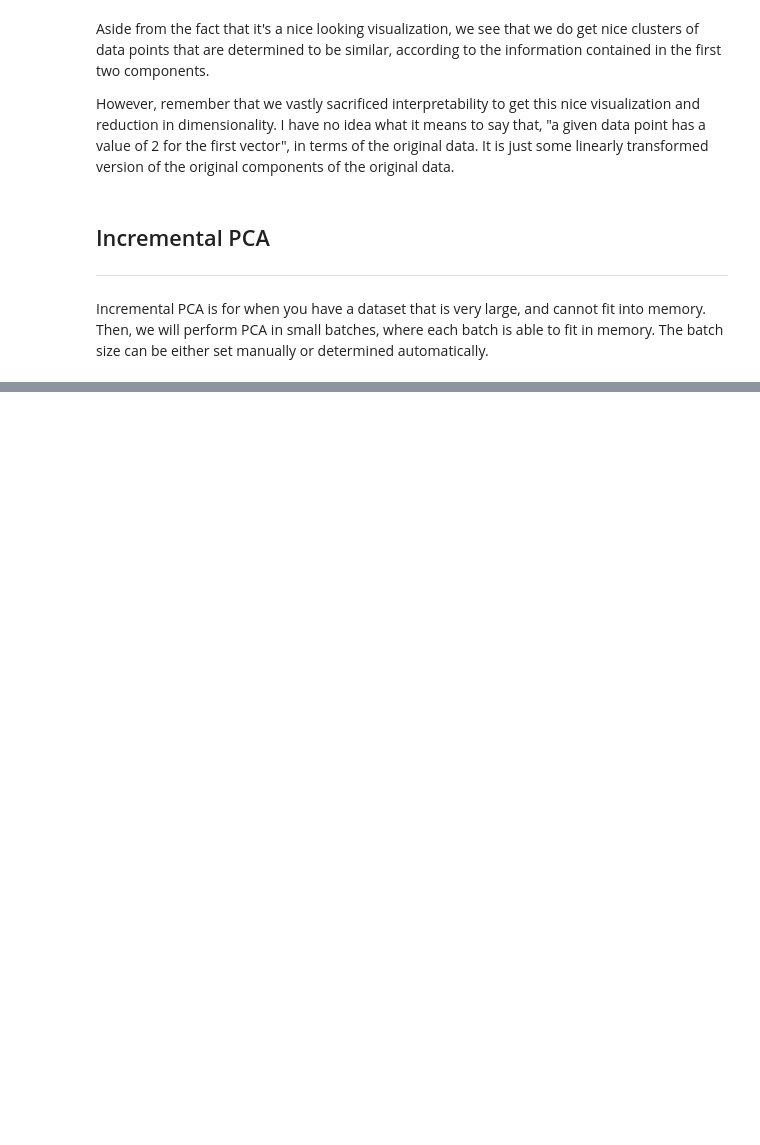
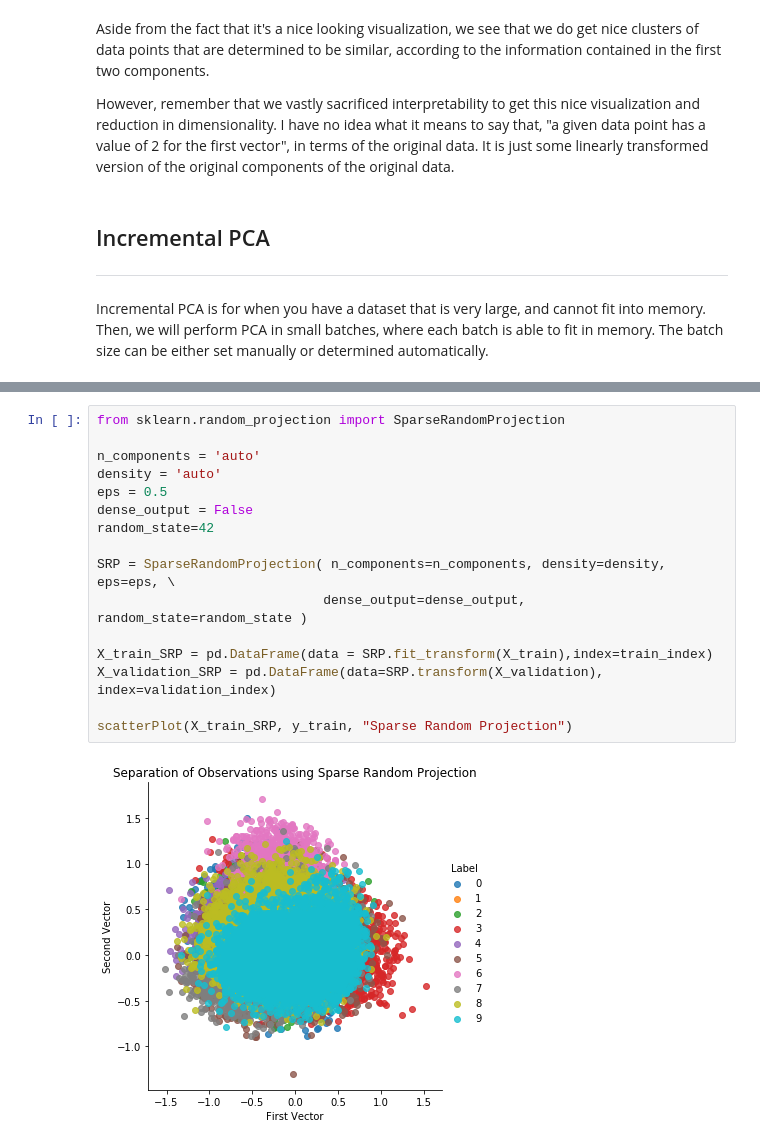
Before and after one commit to andrewhong5297/Unsupervised_Learning, a Jupyter notebook: A Tour of Dimensionality Reduction in Scikit-Learn.ipynb, the cells around one changed output, grey strips where cells are left out. Cells and saved outputs as stored; diff of their text form; blank space fills up the shorter version.

```diff
--- a/A Tour of Dimensionality Reduction in Scikit-Learn.ipynb
+++ b/A Tour of Dimensionality Reduction in Scikit-Learn.ipynb
@@ -193,0 +237,18 @@ The PCA algorithm works by determining the eigenvectors for the matrix consistin
+# %%
+from sklearn.random_projection import SparseRandomProjection
+
+n_components = 'auto'
+density = 'auto'
+eps = 0.5
+dense_output = False
+random_state=42
+
+SRP = SparseRandomProjection( n_components=n_components, density=density, eps=eps, \
+                             dense_output=dense_output, random_state=random_state )
+
+X_train_SRP = pd.DataFrame(data = SRP.fit_transform(X_train),index=train_index)
+X_validation_SRP = pd.DataFrame(data=SRP.transform(X_validation), index=validation_index)
+
+scatterPlot(X_train_SRP, y_train, "Sparse Random Projection")
+# %% [output]
+[figure, added]
```
Also changed, not shown: parts of 13 cells of this notebook.
